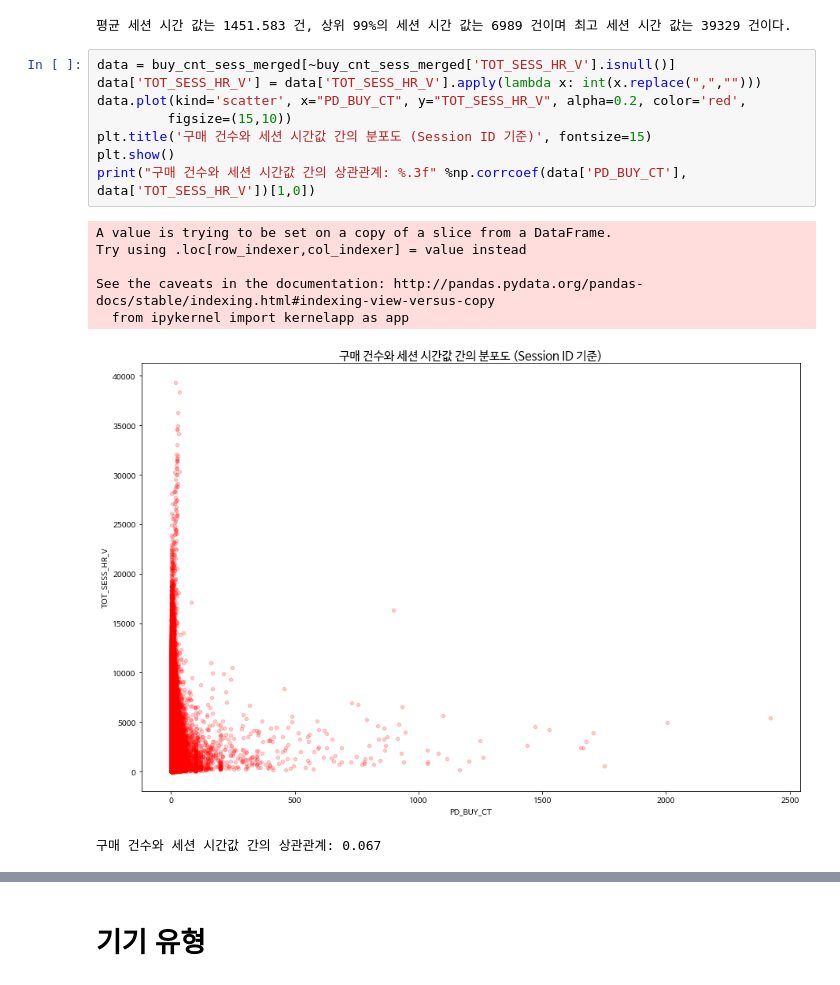
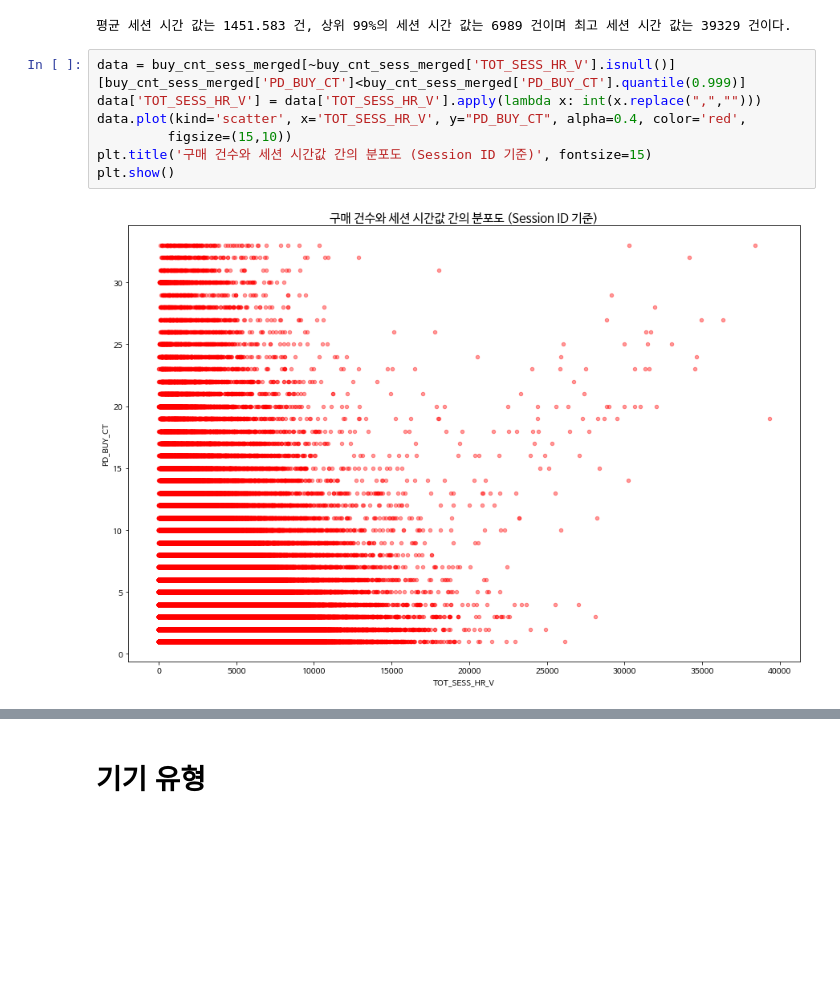
Before and after one commit to seohyunchoi123/L_Point-Competition, a Jupyter notebook: EDA.ipynb, the cells around one changed output, grey strips where cells are left out. Saved outputs shown, nothing was run; the diff lists cells and outputs as text; blank space fills up the shorter version.

```diff
--- a/EDA.ipynb
+++ b/EDA.ipynb
@@ -135,18 +132,11 @@ chk_dist(data, "세션 시간 값")
 # %% [output]
 평균 세션 시간 값는 1451.583 건, 상위 99%의 세션 시간 값는 6989 건이며 최고 세션 시간 값는 39329 건이다.
 # %%
-data = buy_cnt_sess_merged[~buy_cnt_sess_merged['TOT_SESS_HR_V'].isnull()]
+data = buy_cnt_sess_merged[~buy_cnt_sess_merged['TOT_SESS_HR_V'].isnull()][buy_cnt_sess_merged['PD_BUY_CT']<buy_cnt_sess_merged['PD_BUY_CT'].quantile(0.999)]
 data['TOT_SESS_HR_V'] = data['TOT_SESS_HR_V'].apply(lambda x: int(x.replace(",","")))
-data.plot(kind='scatter', x="PD_BUY_CT", y="TOT_SESS_HR_V", alpha=0.2, color='red',
+data.plot(kind='scatter', x='TOT_SESS_HR_V', y="PD_BUY_CT", alpha=0.4, color='red',
          figsize=(15,10))
 plt.title('구매 건수와 세션 시간값 간의 분포도 (Session ID 기준)', fontsize=15)
 plt.show()
-print("구매 건수와 세션 시간값 간의 상관관계: %.3f" %np.corrcoef(data['PD_BUY_CT'], data['TOT_SESS_HR_V'])[1,0])
 # %% [output]
-A value is trying to be set on a copy of a slice from a DataFrame.
-Try using .loc[row_indexer,col_indexer] = value instead
-
-See the caveats in the documentation: http://pandas.pydata.org/pandas-docs/stable/indexing.html#indexing-view-versus-copy
-  from ipykernel import kernelapp as app
-[figure, old version]
+[figure, new version]
-구매 건수와 세션 시간값 간의 상관관계: 0.067
```
Also changed, not shown: parts of 10 cells of this notebook.
